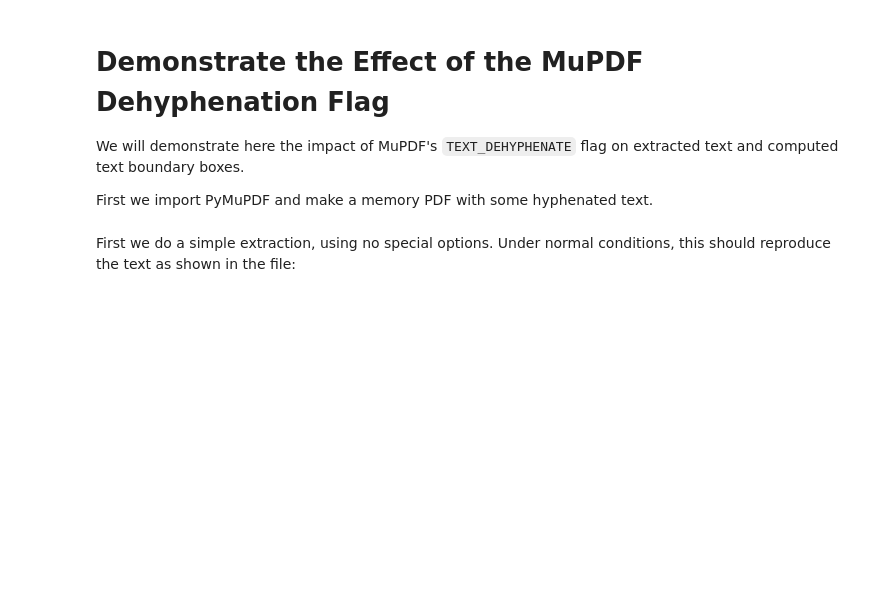
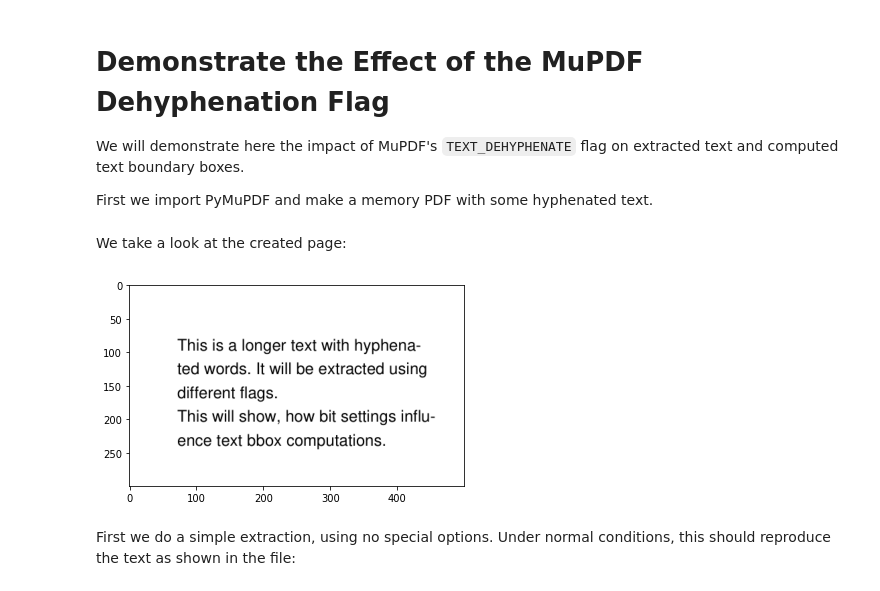
Before and after one commit to pymupdf/PyMuPDF-Utilities, a Jupyter notebook: jupyter-notebooks/dehyphenate-flag.ipynb, the cells around one changed output. Cells and saved outputs as stored; diff of their text form; code cells hidden in the pictures; blank space fills up the shorter version.

```diff
--- a/jupyter-notebooks/dehyphenate-flag.ipynb
+++ b/jupyter-notebooks/dehyphenate-flag.ipynb
@@ -27,3 +6,37 @@ page = doc[0]
+# %%
+# uncomment the following line(s) to ensure that all packages are available:
+# !python -m pip install matplotlib
+# !python -m pip install -U pymupdf
+
+%matplotlib inline
+import fitz  # import PyMuPDF
+
+def show_image(pix):
+    """Display a pixmap using matplotlib and numpy."""
+    import matplotlib.pyplot as plt  # needed for displaying intermediate images
+    import numpy as np  # needed for displaying intermediate images
+    img = np.ndarray((pix.h, pix.w, 3), dtype=np.uint8, buffer=pix.samples_mv)  # raw image to numpy array
+    image = plt.imshow(img)  # let matplotlib show the image
+
+text = (
+    "This is a longer text with hyphena-\n"
+    "ted words. It will be extracted using\n"
+    "different flags.\n"
+    "This will show, how bit settings influ-\n"
+    "ence text bbox computations."
+)
+
+doc = fitz.open()
+page = doc.new_page(width=500,height=300)
+rect = page.rect +(72, 72, 0, 0)
+_ = page.insert_textbox(rect, text, fontsize=24)
+# %% [markdown]
+We take a look at the created page:
+# %%
+pix = page.get_pixmap()
+show_image(pix)
+# %% [output]
+[figure, added]
 # %% [markdown]
 First we do a simple extraction, using no special options. Under normal conditions, this should reproduce the text as shown in the file:
 # %%
```
Also changed, not shown: parts of 10 cells of this notebook, 6 other files.
